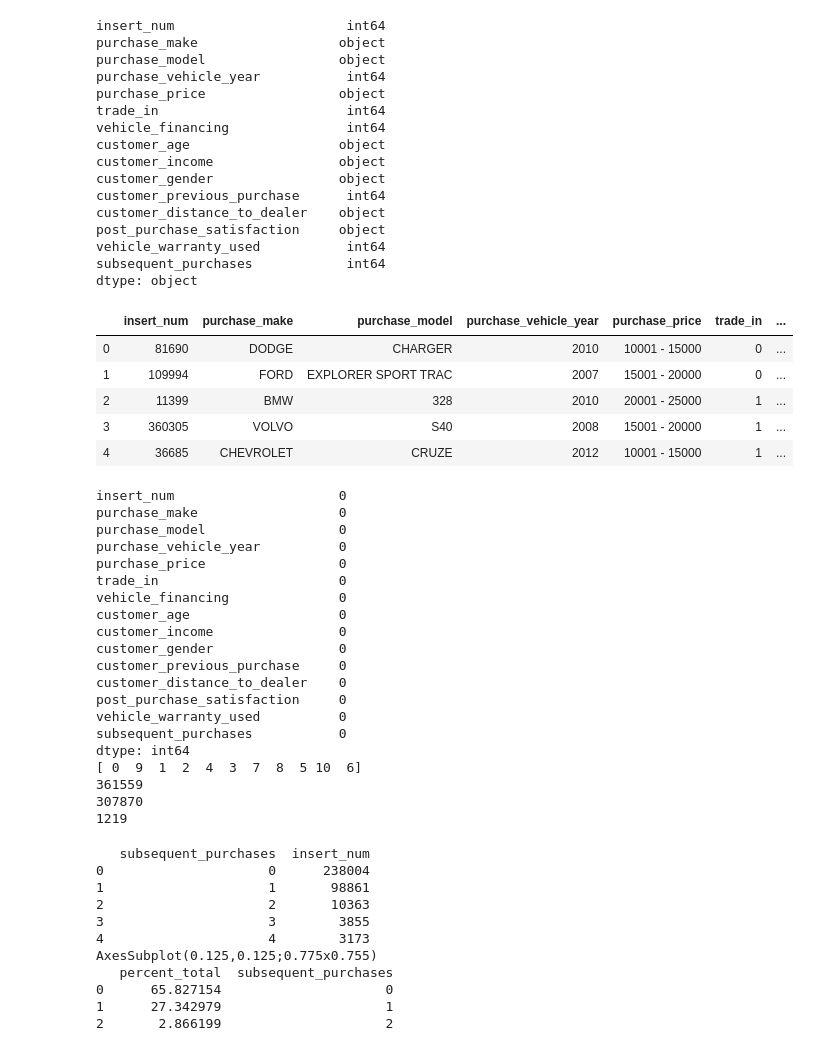
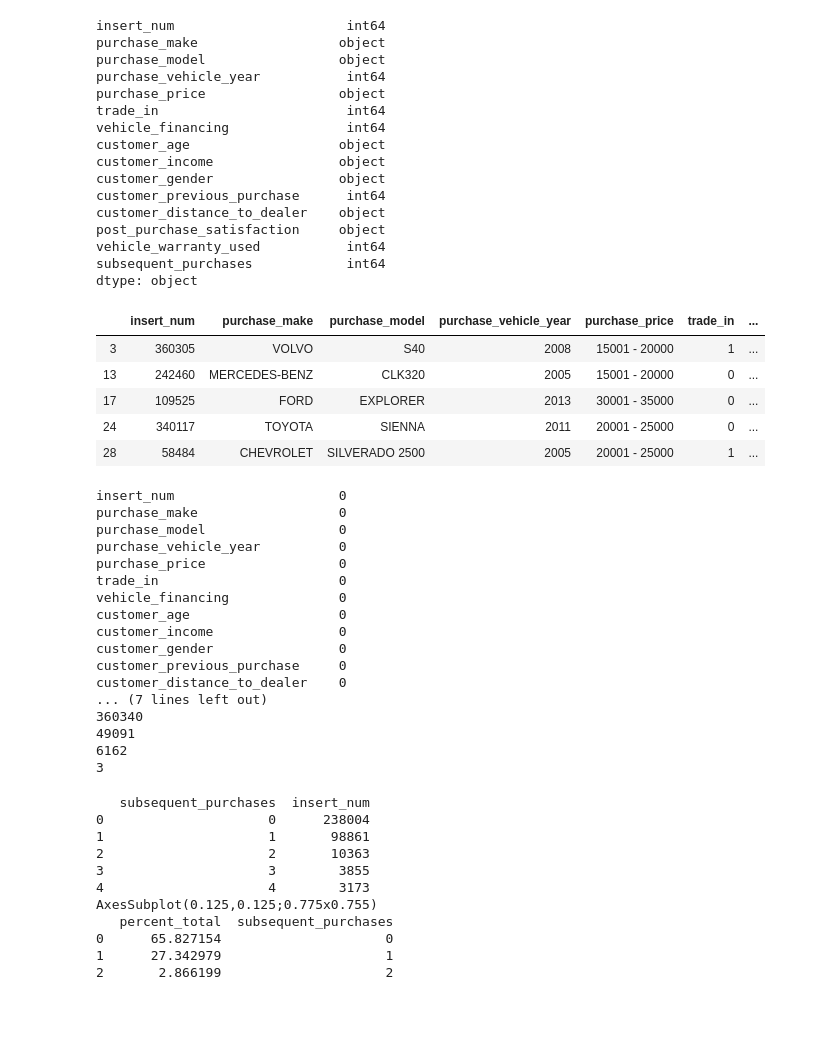
Before and after one commit to Natedogg373/CarMax_Analytics, a Jupyter notebook: EDA.ipynb, the cells around one changed output. Saved outputs shown, nothing was run; the diff lists cells and outputs as text; code cells hidden in the pictures; blank space fills up the shorter version.

```diff
--- a/EDA.ipynb
+++ b/EDA.ipynb
@@ -1,41 +1,44 @@
 # %%
 import pandas as pd
 import seaborn as sns
 
 
 data = pd.read_csv('CaseCompetitionData.csv', sep=',')
 print(data.dtypes)
-data.head()
+data.loc[data['customer_income'] == '?'].head()
 # %% [output]
 insert_num                      int64
 purchase_make                  object
 purchase_model                 object
 purchase_vehicle_year           int64
 purchase_price                 object
 trade_in                        int64
 vehicle_financing               int64
 customer_age                   object
 customer_income                object
 customer_gender                object
 customer_previous_purchase      int64
 customer_distance_to_dealer    object
 post_purchase_satisfaction     object
 vehicle_warranty_used           int64
 subsequent_purchases            int64
 dtype: object
 |  | insert_num | purchase_make | purchase_model | purchase_vehicle_year | purchase_price | trade_in | ... |
-| 0 | 81690 | DODGE | CHARGER | 2010 | 10001 - 15000 | 0 | ... |
-| 1 | 109994 | FORD | EXPLORER SPORT TRAC | 2007 | 15001 - 20000 | 0 | ... |
-| 2 | 11399 | BMW | 328 | 2010 | 20001 - 25000 | 1 | ... |
 | 3 | 360305 | VOLVO | S40 | 2008 | 15001 - 20000 | 1 | ... |
-| 4 | 36685 | CHEVROLET | CRUZE | 2012 | 10001 - 15000 | 1 | ... |
+| 13 | 242460 | MERCEDES-BENZ | CLK320 | 2005 | 15001 - 20000 | 0 | ... |
+| 17 | 109525 | FORD | EXPLORER | 2013 | 30001 - 35000 | 0 | ... |
+| 24 | 340117 | TOYOTA | SIENNA | 2011 | 20001 - 25000 | 0 | ... |
+| 28 | 58484 | CHEVROLET | SILVERADO 2500 | 2005 | 20001 - 25000 | 1 | ... |
 # %%
 print(data.isna().sum()) # checks to see if there are any null records
 print(data['subsequent_purchases'].unique()) # used this to check variable types in the rows => found '?'in 4
 print(len(data)) # len of data set
 # checking out missing data with conditionals
 print(len(data.loc[(data['purchase_price'] !='?') & (data['customer_income'] != '?') & (data['customer_distance_to_dealer'] != '?')]))
-print(len(data.loc[data['post_purchase_satisfaction'] != '?'])) #satisfaction survey is a small group of non null
+print(len(data.loc[data['post_purchase_satisfaction'] == '?'])) #satisfaction survey is a small group of non null
+print(len(data.loc[data['customer_income'] == '?']))
+print(len(data.loc[data['customer_distance_to_dealer'] == '?']))
+print(len(data.loc[data['purchase_price'] == '?']))
 # %% [output]
 insert_num                     0
 purchase_make                  0
@@ -49,14 +52,11 @@ customer_income                0
 customer_gender                0
 customer_previous_purchase     0
 customer_distance_to_dealer    0
-post_purchase_satisfaction     0
-vehicle_warranty_used          0
-subsequent_purchases           0
-dtype: int64
-[ 0  9  1  2  4  3  7  8  5 10  6]
-361559
-307870
-1219
+... (7 lines left out)
+360340
+49091
+6162
+3
 # %%
 # reset index lets you create new data frame keeping the column names
 sub_pur = data.groupby('subsequent_purchases')['insert_num'].count().to_frame().reset_index()
```
Also changed, not shown: parts of 5 cells of this notebook.
